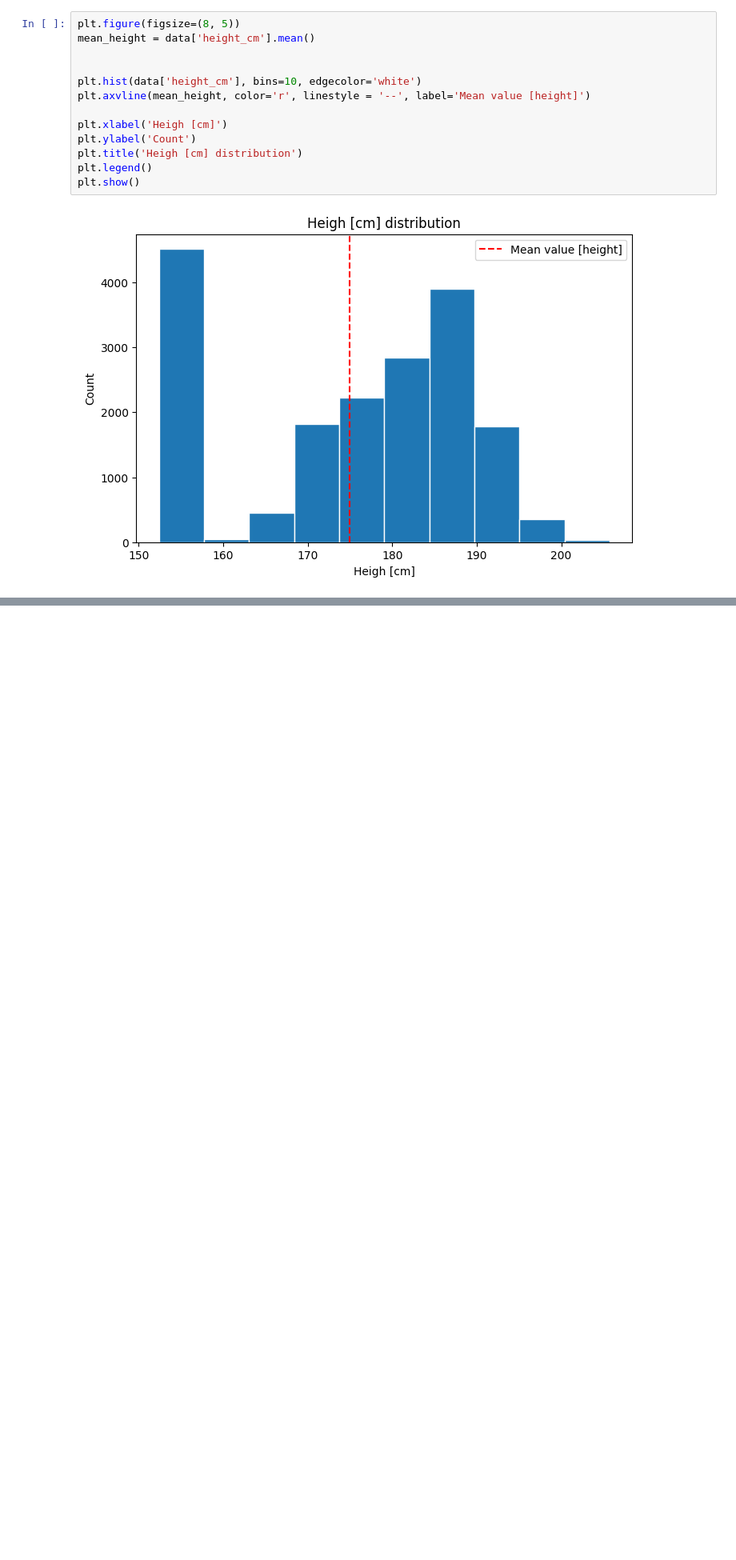
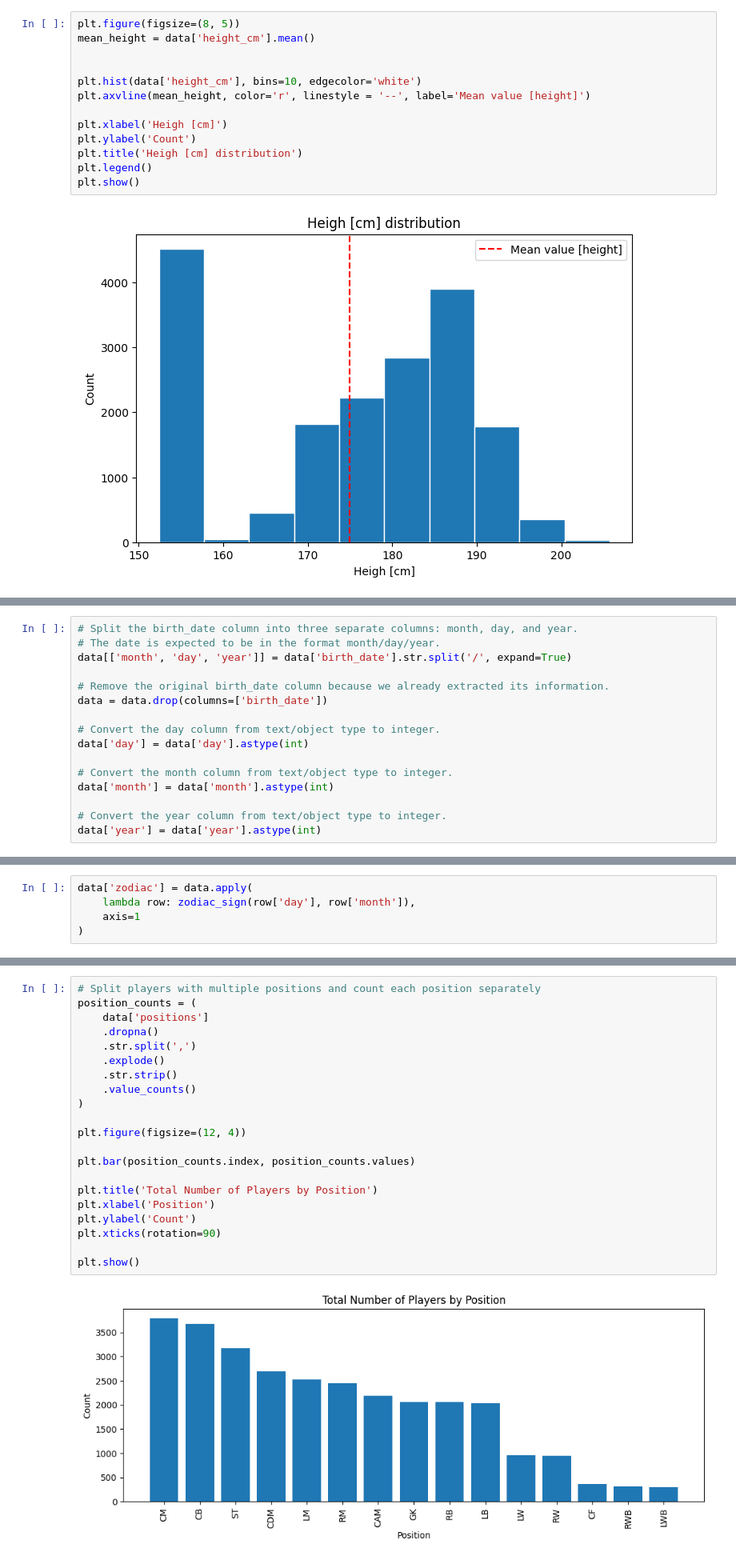
Before and after one commit to plamensve/ML_FINAL_PROJECT_2026, a Jupyter notebook: notebooks/01_overview.ipynb, the cells around one changed output, grey strips where cells are left out. Shown at 80% size. Cells and saved outputs as stored; diff of their text form; blank space fills up the shorter version.

Commit message:
ADD: birth day analysis

```diff
--- a/notebooks/01_overview.ipynb
+++ b/notebooks/01_overview.ipynb
@@ -234,0 +237,16 @@ plt.show()
+# %%
+# Split the birth_date column into three separate columns: month, day, and year.
+# The date is expected to be in the format month/day/year.
+data[['month', 'day', 'year']] = data['birth_date'].str.split('/', expand=True)
+
+# Remove the original birth_date column because we already extracted its information.
+data = data.drop(columns=['birth_date'])
+
+# Convert the day column from text/object type to integer.
+data['day'] = data['day'].astype(int)
+
+# Convert the month column from text/object type to integer.
+data['month'] = data['month'].astype(int)
+
+# Convert the year column from text/object type to integer.
+data['year'] = data['year'].astype(int)
@@ -234,0 +292,5 @@ plt.show()
+# %%
+data['zodiac'] = data.apply(
+    lambda row: zodiac_sign(row['day'], row['month']),
+    axis=1
+)
@@ -234,0 +396,23 @@ plt.show()
+# %%
+# Split players with multiple positions and count each position separately
+position_counts = (
+    data['positions']
+    .dropna()
+    .str.split(',')
+    .explode()
+    .str.strip()
+    .value_counts()
+)
+
+plt.figure(figsize=(12, 4))
+
+plt.bar(position_counts.index, position_counts.values)
+
+plt.title('Total Number of Players by Position')
+plt.xlabel('Position')
+plt.ylabel('Count')
+plt.xticks(rotation=90)
+
+plt.show()
+# %% [output]
+[figure, added]
```
Also changed, not shown: parts of 10 cells of this notebook.
